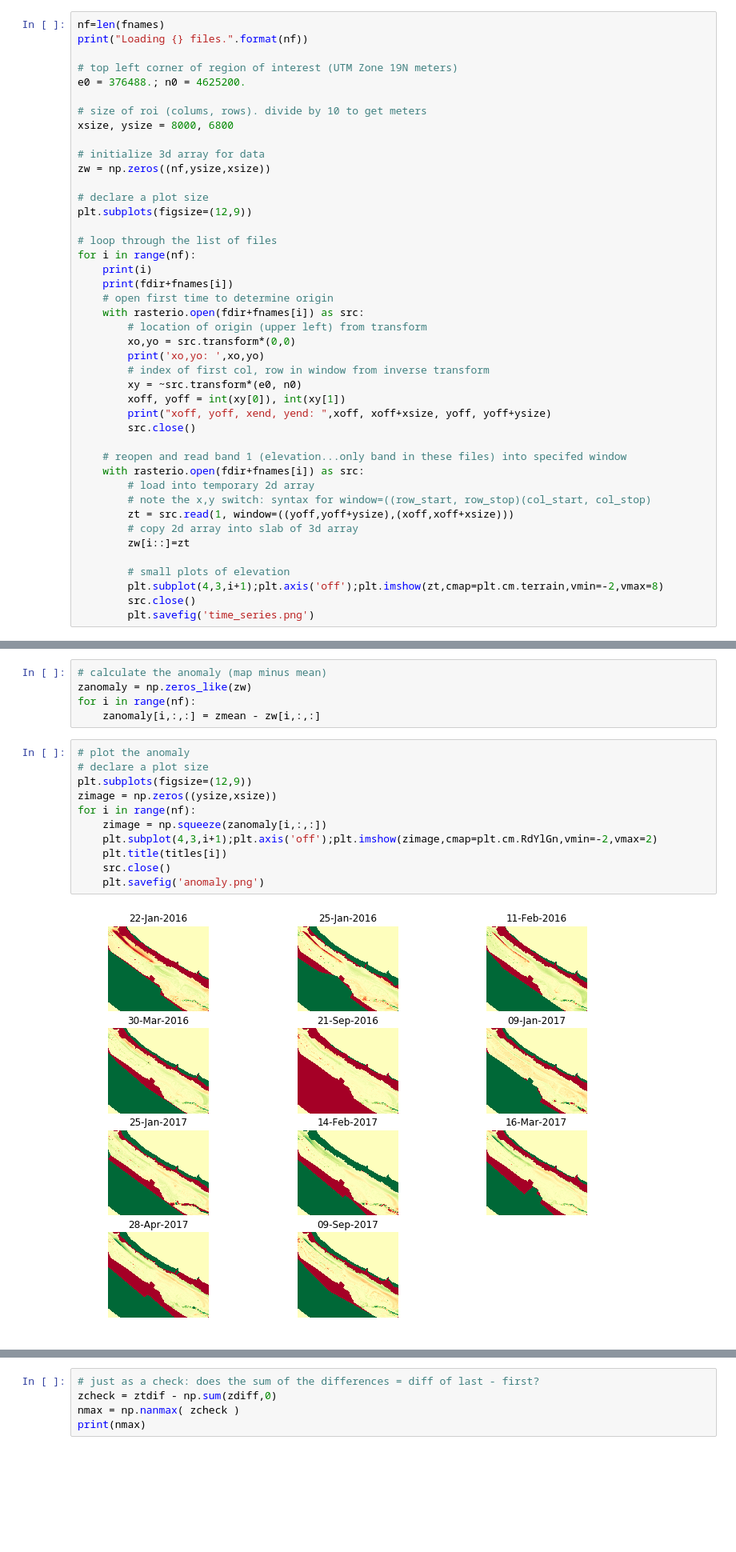
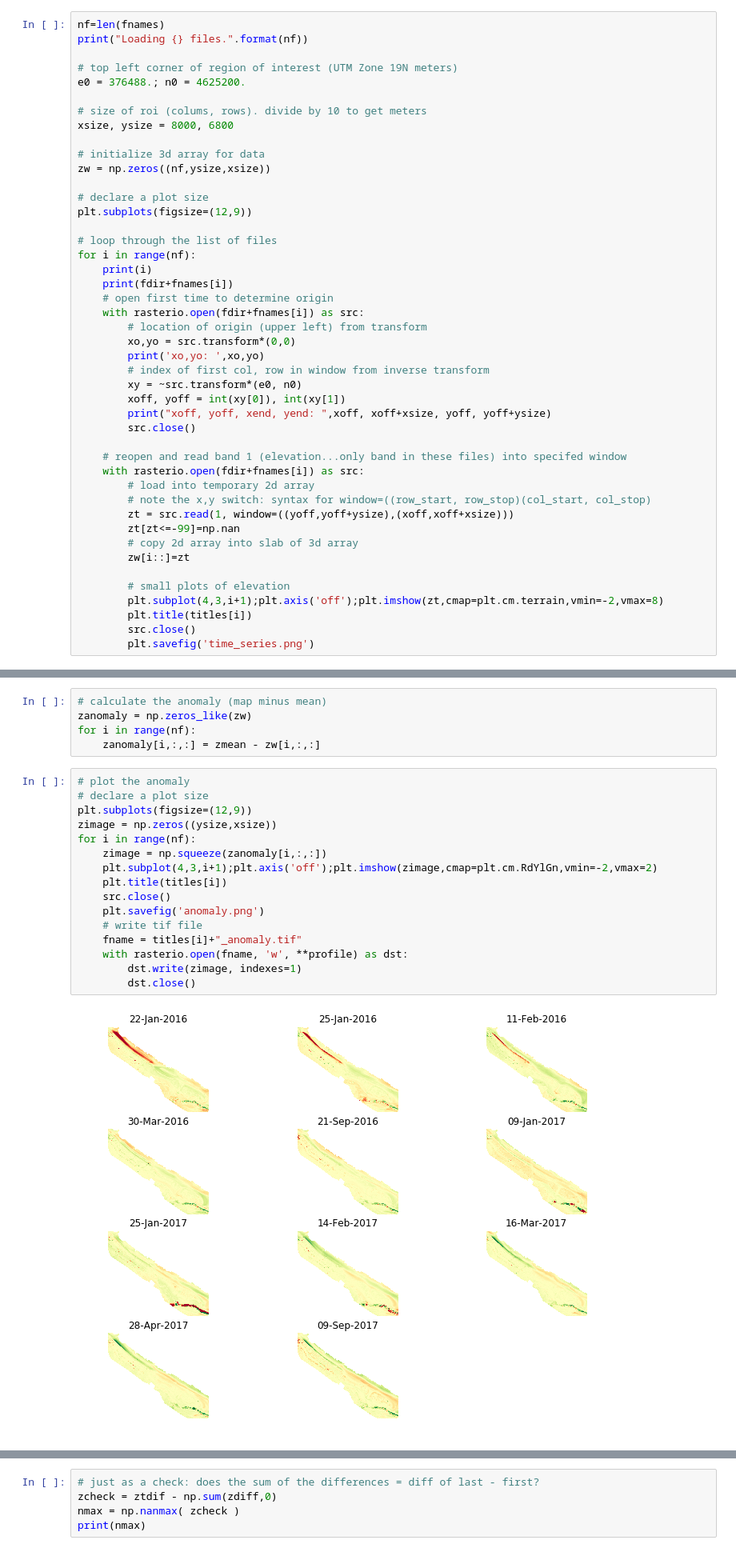
Before and after one commit to csherwood-usgs/Raster_calcs, a Jupyter notebook: Calc_Sandwich_Variance.ipynb, the cells around one changed output, grey strips where cells are left out. Shown at 80% size. Drawn from its saved outputs; the diff is of its cells as text; blank space fills up the shorter version.

```diff
--- a/Calc_Sandwich_Variance.ipynb
+++ b/Calc_Sandwich_Variance.ipynb
@@ -81,11 +81,13 @@ for i in range(nf):
         # load into temporary 2d array
         # note the x,y switch: syntax for window=((row_start, row_stop)(col_start, col_stop)
         zt = src.read(1, window=((yoff,yoff+ysize),(xoff,xoff+xsize)))
+        zt[zt<=-99]=np.nan
         # copy 2d array into slab of 3d array
         zw[i::]=zt
 
         # small plots of elevation
         plt.subplot(4,3,i+1);plt.axis('off');plt.imshow(zt,cmap=plt.cm.terrain,vmin=-2,vmax=8)
+        plt.title(titles[i])
         src.close()
         plt.savefig('time_series.png')
 # %% [output]
@@ -176,16 +160,21 @@ for i in range(nf):
 # %%
 # plot the anomaly
 # declare a plot size
 plt.subplots(figsize=(12,9))
 zimage = np.zeros((ysize,xsize))
 for i in range(nf):
     zimage = np.squeeze(zanomaly[i,:,:])
     plt.subplot(4,3,i+1);plt.axis('off');plt.imshow(zimage,cmap=plt.cm.RdYlGn,vmin=-2,vmax=2)
     plt.title(titles[i])
     src.close()
     plt.savefig('anomaly.png')
+    # write tif file
+    fname = titles[i]+"_anomaly.tif"
+    with rasterio.open(fname, 'w', **profile) as dst:
+        dst.write(zimage, indexes=1)
+        dst.close()
 # %% [output]
-[figure, old version]
+[figure, new version]
 # %%
 # calculate total change (last minus first)
 ztdif = zw[nf-1][:][:]-zw[0][:][:]
```
Also changed, not shown: parts of 4 cells of this notebook, 2 other files.
